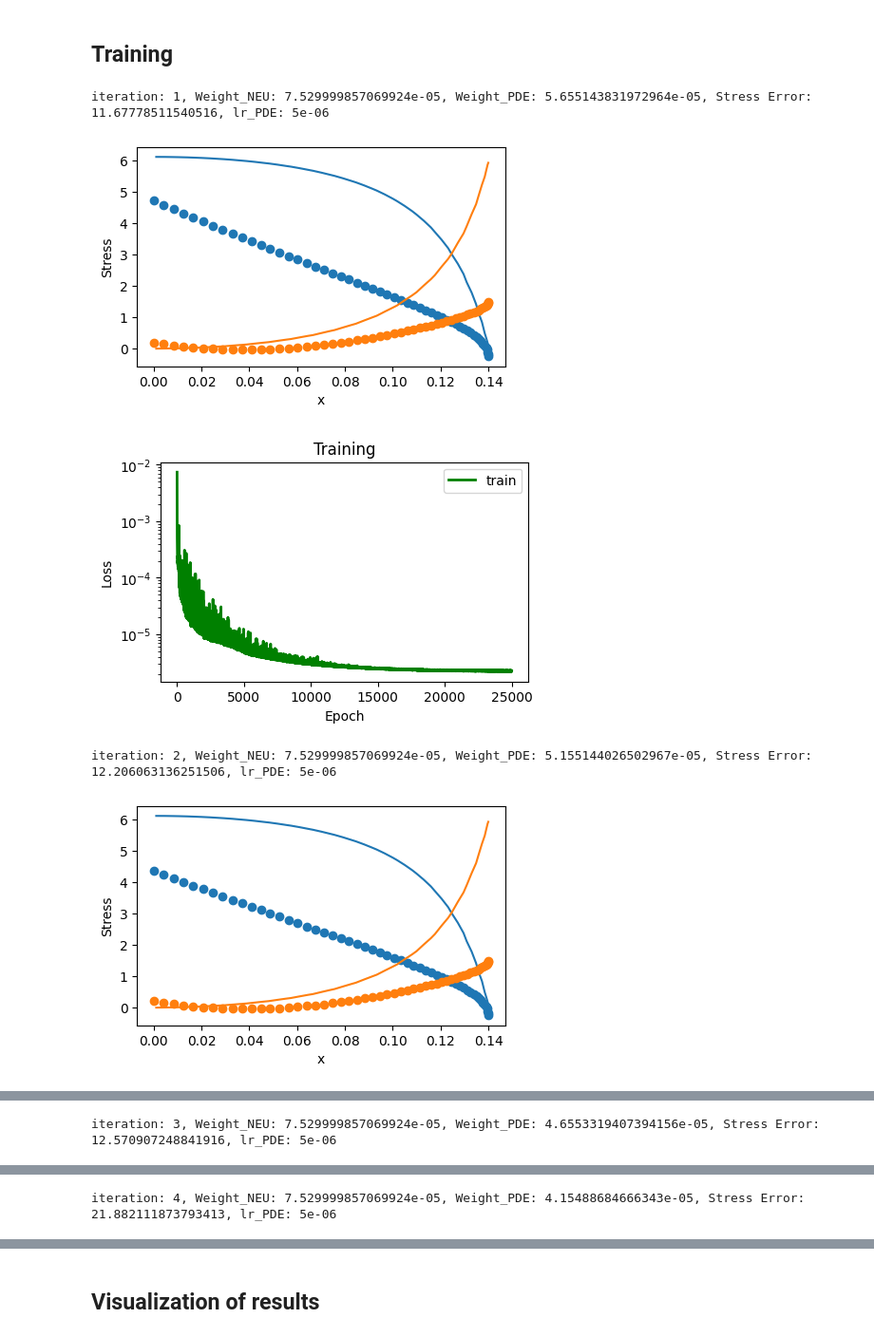
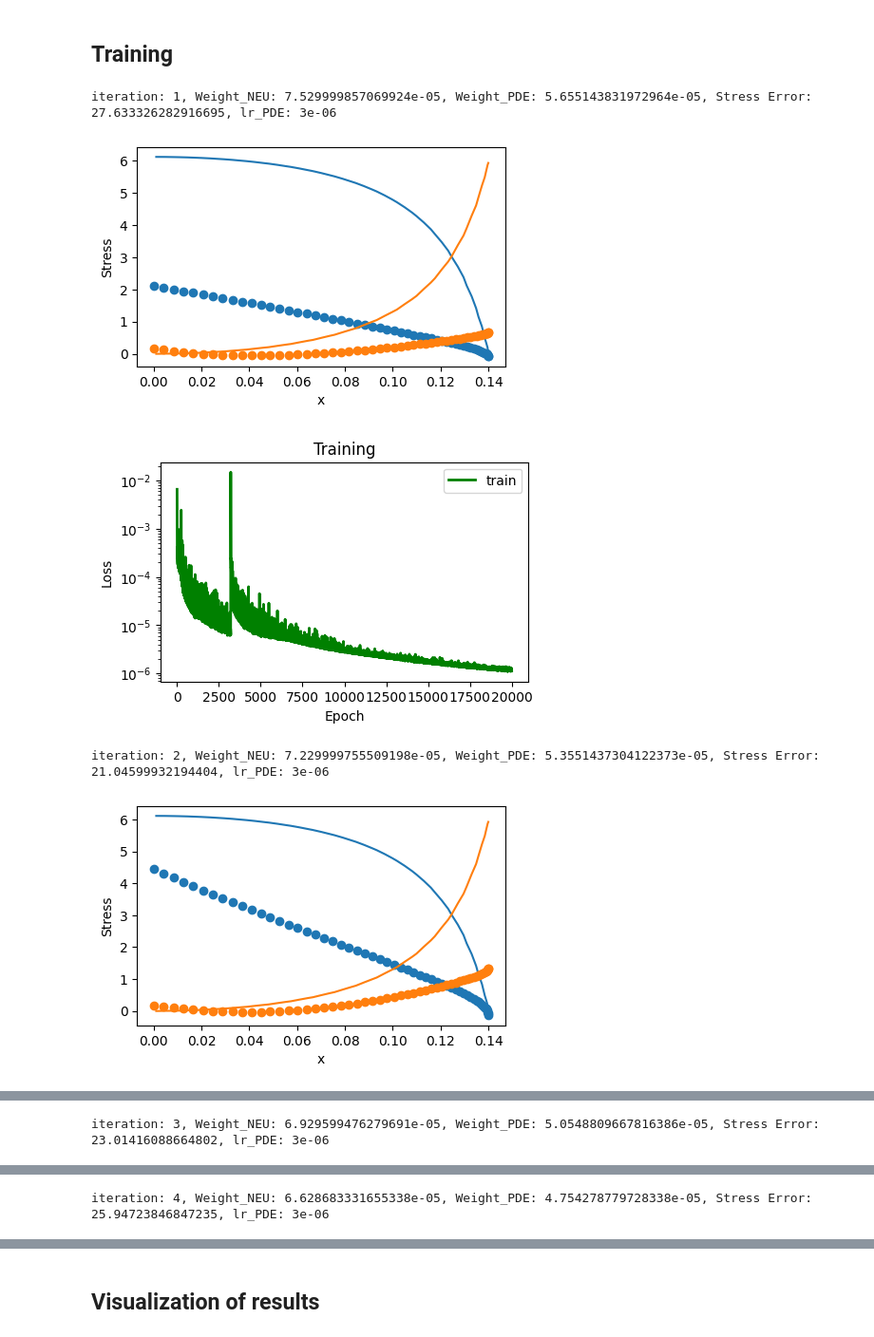
Before and after one commit to sebatomon/PINNs_for_simple_shape_optimization, a Jupyter notebook: new_torch.ipynb, the cells around one changed output, grey strips where cells are left out. Shown at 95% size. Cells and saved outputs as stored; diff of their text form; code cells hidden in the pictures.

Commit message:
testrun only stress_y

```diff
--- a/new_torch.ipynb
+++ b/new_torch.ipynb
@@ -267,19 +267,19 @@ def compute_physics_losses(complete_collo):
 ## Training
 # %%
 # Epochs
-epochs_adam = 25000 #2.5-3it/s -> 7min #previous value -> 5600
+epochs_adam = 20000 #2.5-3it/s -> 7min #previous value -> 5600
 epochs_lbfgs = 0
 # Batch size
 batch_size = 256 #previous value 64
 # Learning rate
 lr = 0.005 #previous value -> 0.005
 weight_lr = 8.0e-07 #previous value -> 0.00001
-lr_NEU = 1.0e-06
-lr_PDE = 5.0e-06
+lr_NEU = 3.0e-06
+lr_PDE = 3.0e-06
 # Scheduler step width
 scheduler_step = 500
 # Gamma factor of scheduler
-scheduler_gamma = 0.83 # #previous value -> 0.6-0.8 or 0.55
+scheduler_gamma = 0.88 # #previous value -> 0.6-0.8 or 0.55
 exponential_gamma = 0.999 #previous value -> 0.9994162117
 
 
@@ -381,55 +381,57 @@ def train_weights(W_neu, W_pde):
 
     # compare computed stressError(PINN) with actual stressError
     stress_hole = torch.vmap(sigma)(hole)
-    stressError = mse(stress_hole[:, 0, 0], torch.tensor(y_stress_x, device=device)) + mse(stress_hole[:, 1, 1], torch.tensor(y_stress_y, device=device))
+    #stressError = mse(stress_hole[:, 0, 0], torch.tensor(y_stress_x, device=device)) + mse(stress_hole[:, 1, 1], torch.tensor(y_stress_y, device=device))
+    #compare just a single point of y_stress_y (stress value of 6.0)
+    stressError = mse(stress_hole[:, 1, 1][0], torch.tensor(y_stress_y[0], device=device))
     return stressError
 
 
 
-#optimizer_NEU = torch.optim.Adam([Weight_NEU], lr=lr_NEU)
+optimizer_NEU = torch.optim.Adam([Weight_NEU], lr=lr_NEU)
 optimizer_PDE = torch.optim.Adam([Weight_PDE], lr=lr_PDE)
-#scheduler_NEU = StepLR(optimizer_NEU, step_size=10, gamma=0.9)
+scheduler_NEU = StepLR(optimizer_NEU, step_size=10, gamma=0.9)
 scheduler_PDE = StepLR(optimizer_PDE, step_size=10, gamma=0.9)
 for i in range(testruns):
-    if Weight_NEU.item() <= 5e-07:
+    if Weight_NEU.item() <= 1e-07:
         print(f"Weight_NEU is lower than 1e-07, Weight_NEU: {Weight_NEU.item()},  Weight_NEU changed to 1e-07. Weight_PDE: {Weight_PDE.item()}")
         Weight_NEU = torch.nn.Parameter(torch.tensor(1e-07, requires_grad=True, device=device))
-    if Weight_PDE.item() <= 5e-07:
+    if Weight_PDE.item() <= 1e-07:
         print(f"Weight_PDE is lower than 1e-07, Weight_PDE: {Weight_PDE.item()},  Weight_PDE changed to 1e-07. Weight_NEU: {Weight_NEU.item()}")
         Weight_PDE = torch.nn.Parameter(torch.tensor(1e-07, requires_grad=True, device=device))
-    #optimizer_NEU.zero_grad()
+    optimizer_NEU.zero_grad()
     optimizer_PDE.zero_grad()
     mse_error = train_weights(Weight_NEU, Weight_PDE)
 
     # print weights and stress error
     print(f"iteration: {i+1}, Weight_NEU: {Weight_NEU.item()}, Weight_PDE: {Weight_PDE.item()}, Stress Error: {mse_error.item()}, lr_PDE: {optimizer_PDE.param_groups[0]['lr']}")#, lr_PDE: {optimizer_PDE.param_groups[0]['lr']}")
     mse_error.backward(retain_graph=True)
-    #optimizer_NEU.step()
+    optimizer_NEU.step()
     optimizer_PDE.step()
 
     with torch.autograd.no_grad():
         weight_history.append(float(mse_error.data))
         stress_hole = torch.vmap(sigma)(hole)
         plt.figure(figsize=(5, 3))
         plt.plot(hole[:, 0].cpu(), stress_hole[:, 0, 0].cpu(), "o", color="tab:blue", label="σ_xx (PINN)")
         plt.plot(data_hole[:, 0], data_hole[:, 2], "-", color="tab:blue", label="σ_xx (FEM)")
         plt.plot(hole[:, 0].cpu(), stress_hole[:, 1, 1].cpu(), "o", color="tab:orange", label="σ_yy (PINN)")
         plt.plot(data_hole[:, 0], data_hole[:, 3], "-", color="tab:orange", label="σ_yy (FEM)")
         plt.xlabel("x")
         plt.ylabel("Stress")
         #plt.legend()
 
         plt.figure(figsize=(5, 3))
         plt.plot(loss_history, c='g', label='train', linewidth=2.0)
         plt.yscale("log")
         plt.title("Training")
         plt.ylabel("Loss")
         plt.xlabel("Epoch")
         plt.legend()
         plt.show()
 # %% [output]
-iteration: 1, Weight_NEU: 7.529999857069924e-05, Weight_PDE: 5.655143831972964e-05, Stress Error: 11.67778511540516, lr_PDE: 5e-06
+iteration: 1, Weight_NEU: 7.529999857069924e-05, Weight_PDE: 5.655143831972964e-05, Stress Error: 27.633326282916695, lr_PDE: 3e-06
-[figure, old version]
+[figure, new version]
-[figure, old version]
+[figure, new version]
-iteration: 2, Weight_NEU: 7.529999857069924e-05, Weight_PDE: 5.155144026502967e-05, Stress Error: 12.206063136251506, lr_PDE: 5e-06
+iteration: 2, Weight_NEU: 7.229999755509198e-05, Weight_PDE: 5.3551437304122373e-05, Stress Error: 21.04599932194404, lr_PDE: 3e-06
-[figure, old version]
+[figure, new version]
@@ -437 +439 @@ iteration: 2, Weight_NEU: 7.529999857069924e-05, Weight_PDE: 5.155144026502967e-
-iteration: 3, Weight_NEU: 7.529999857069924e-05, Weight_PDE: 4.6553319407394156e-05, Stress Error: 12.570907248841916, lr_PDE: 5e-06
+iteration: 3, Weight_NEU: 6.929599476279691e-05, Weight_PDE: 5.0548809667816386e-05, Stress Error: 23.01416088664802, lr_PDE: 3e-06
@@ -440 +442 @@ iteration: 3, Weight_NEU: 7.529999857069924e-05, Weight_PDE: 4.6553319407394156e
-iteration: 4, Weight_NEU: 7.529999857069924e-05, Weight_PDE: 4.15488684666343e-05, Stress Error: 21.882111873793413, lr_PDE: 5e-06
+iteration: 4, Weight_NEU: 6.628683331655338e-05, Weight_PDE: 4.754278779728338e-05, Stress Error: 25.94723846847235, lr_PDE: 3e-06
```
Also changed, not shown: parts of 2 cells of this notebook.
